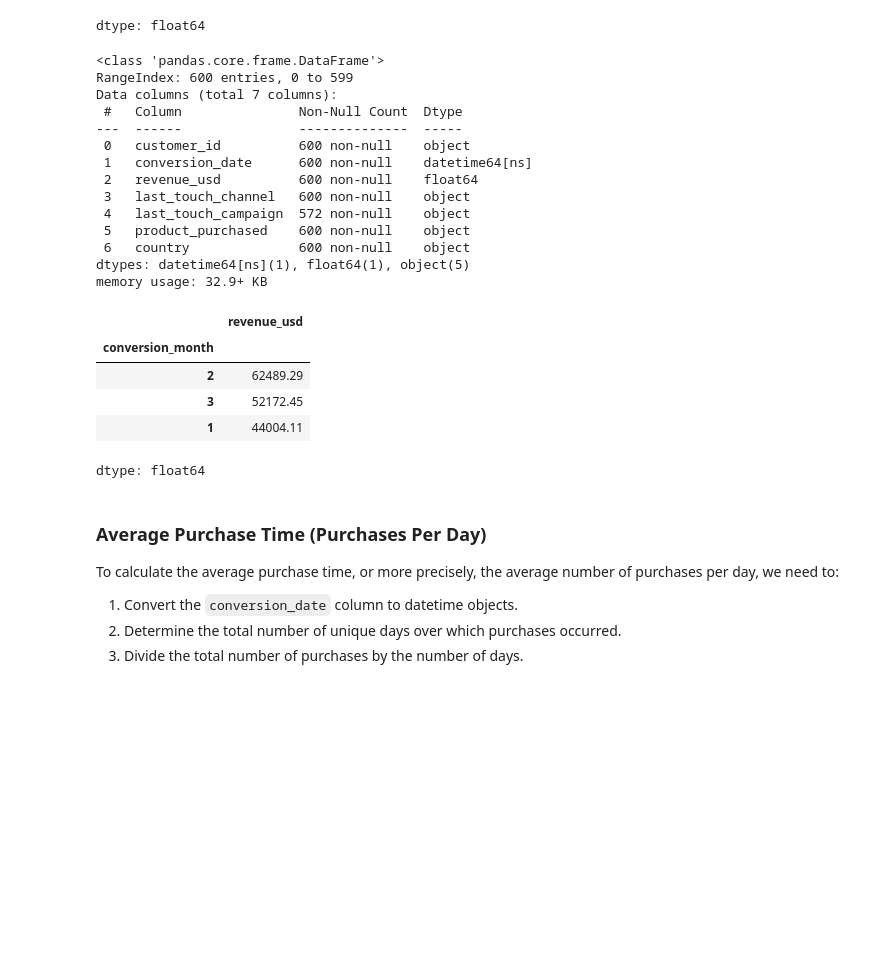
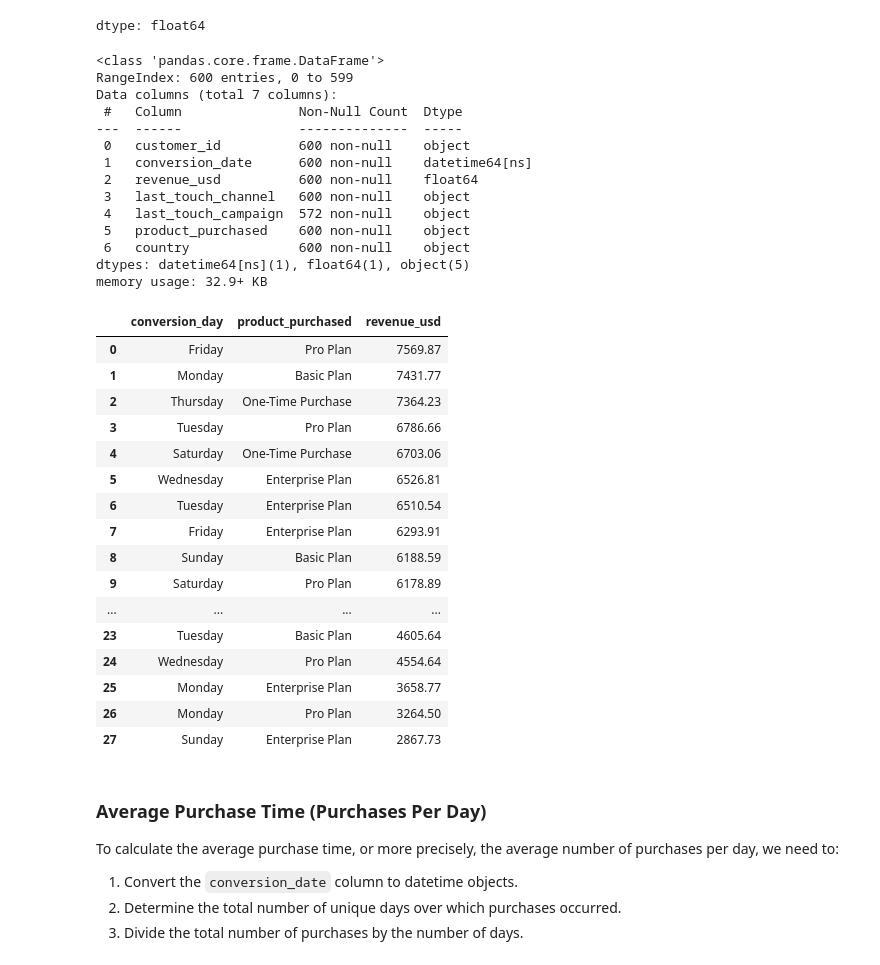
Before and after one commit to banerjee109/Infotact-Data-Team-2, a Jupyter notebook: Assignmenet_1_Roughbook.ipynb, the cells around one changed output. Drawn from its saved outputs; the diff is of its cells as text; code cells hidden in the pictures; blank space fills up the shorter version.

Commit message:
Tracked revenue generated from conversion day and product purchsed in crm_df

```diff
--- a/Assignmenet_1_Roughbook.ipynb
+++ b/Assignmenet_1_Roughbook.ipynb
@@ -338,39 +338,53 @@ crm_df["product_purchased"].min()
 crm_df[(crm_df["product_purchased"]=="Basic Plan")].nunique()
 ##Distribution of Revenue per Conversion
 crm_df.head()
 crm_df.groupby("product_purchased")["revenue_usd"].sum().sort_values(ascending=False)
 rev =crm_df["revenue_usd"].sum()
 prod =crm_df["product_purchased"].count()
 b=rev/prod
 crm_df["product_purchased"].isna().sum()
 b
 crm_df.head()
 crm_df.groupby("last_touch_channel")["revenue_usd"].sum().sort_values(ascending=False)
 crm_df["conversion_date"]=pd.to_datetime(crm_df["conversion_date"])
 crm_df.info()
 crm_df["conversion_month"]=crm_df["conversion_date"].dt.month
 crm_df.groupby("conversion_month")["revenue_usd"].sum().sort_values(ascending=False)
+crm_df["conversion_day"]=crm_df["conversion_date"].dt.day_name()
+crm_df["conversion_day"]
+crm_df.groupby(["conversion_day","product_purchased"])["revenue_usd"].sum().sort_values(ascending=False).reset_index()
 # %% [output]
 <class 'pandas.core.frame.DataFrame'>
 RangeIndex: 600 entries, 0 to 599
 Data columns (total 7 columns):
  #   Column               Non-Null Count  Dtype
 ---  ------               --------------  -----
  0   customer_id          600 non-null    object
  1   conversion_date      600 non-null    datetime64[ns]
  2   revenue_usd          600 non-null    float64
  3   last_touch_channel   600 non-null    object
  4   last_touch_campaign  572 non-null    object
  5   product_purchased    600 non-null    object
  6   country              600 non-null    object
 dtypes: datetime64[ns](1), float64(1), object(5)
 memory usage: 32.9+ KB
-|  | revenue_usd |
-| conversion_month |  |
-| 2 | 62489.29 |
-| 3 | 52172.45 |
-| 1 | 44004.11 |
+|  | conversion_day | product_purchased | revenue_usd |
+| 0 | Friday | Pro Plan | 7569.87 |
+| 1 | Monday | Basic Plan | 7431.77 |
+| 2 | Thursday | One-Time Purchase | 7364.23 |
+| 3 | Tuesday | Pro Plan | 6786.66 |
+| 4 | Saturday | One-Time Purchase | 6703.06 |
+| 5 | Wednesday | Enterprise Plan | 6526.81 |
+| 6 | Tuesday | Enterprise Plan | 6510.54 |
+| 7 | Friday | Enterprise Plan | 6293.91 |
+| 8 | Sunday | Basic Plan | 6188.59 |
+| 9 | Saturday | Pro Plan | 6178.89 |
+| ... | ... | ... | ... |
+| 23 | Tuesday | Basic Plan | 4605.64 |
+| 24 | Wednesday | Pro Plan | 4554.64 |
+| 25 | Monday | Enterprise Plan | 3658.77 |
+| 26 | Monday | Pro Plan | 3264.50 |
+| 27 | Sunday | Enterprise Plan | 2867.73 |
-dtype: float64
 # %%
 import pandas as pd
 crm_df = pd.read_csv("crm_conversion_data.csv")
```
